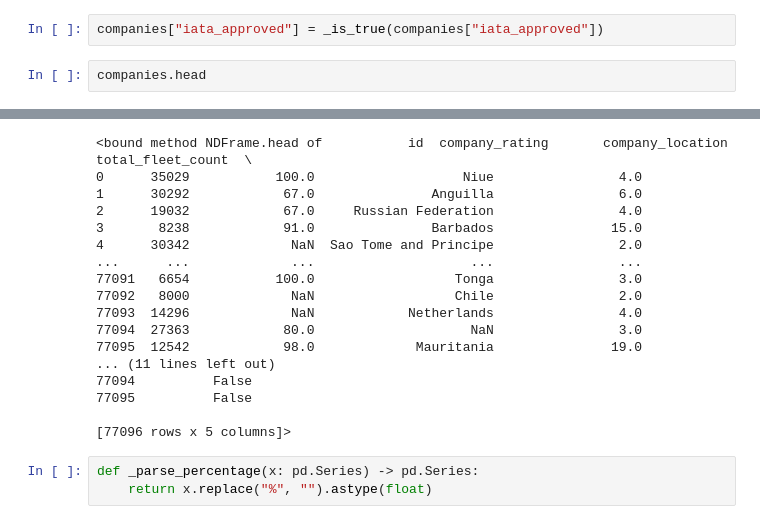
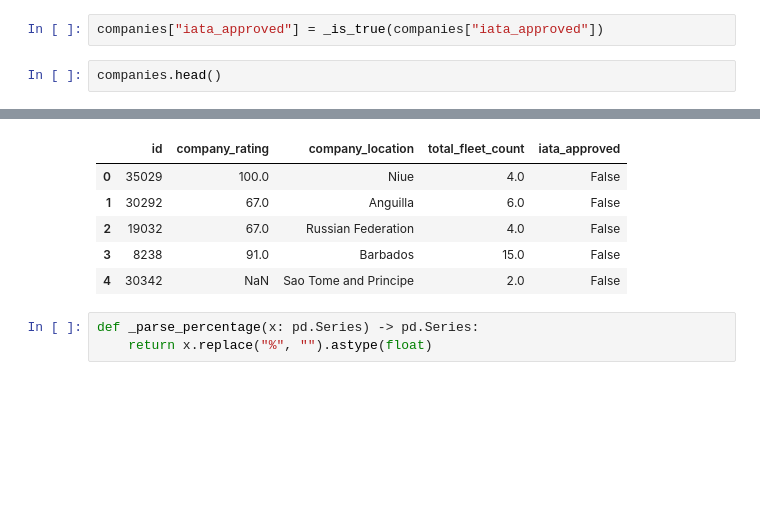
Before and after one commit to hellich/kedro-tutorial, a Jupyter notebook: spaceflights/notebooks/data-exploration.ipynb, the cells around one changed output, grey strips where cells are left out. Cells and saved outputs as stored; diff of their text form; blank space fills up the shorter version.

```diff
--- a/spaceflights/notebooks/data-exploration.ipynb
+++ b/spaceflights/notebooks/data-exploration.ipynb
@@ -100,26 +100,15 @@ def _is_true(x: pd.Series) -> pd.Series:
 # %%
 companies["iata_approved"] = _is_true(companies["iata_approved"])
 # %%
-companies.head
+companies.head()
 # %% [output]
 [interactive output not drawn]
-<bound method NDFrame.head of           id  company_rating       company_location  total_fleet_count  \
-0      35029           100.0                   Niue                4.0
-1      30292            67.0               Anguilla                6.0
-2      19032            67.0     Russian Federation                4.0
-3       8238            91.0               Barbados               15.0
-4      30342             NaN  Sao Tome and Principe                2.0
-...      ...             ...                    ...                ...
-77091   6654           100.0                  Tonga                3.0
-77092   8000             NaN                  Chile                2.0
-77093  14296             NaN            Netherlands                4.0
-77094  27363            80.0                    NaN                3.0
-77095  12542            98.0             Mauritania               19.0
-... (11 lines left out)
-77094          False
-77095          False
-
-[77096 rows x 5 columns]>
+|  | id | company_rating | company_location | total_fleet_count | iata_approved |
+| 0 | 35029 | 100.0 | Niue | 4.0 | False |
+| 1 | 30292 | 67.0 | Anguilla | 6.0 | False |
+| 2 | 19032 | 67.0 | Russian Federation | 4.0 | False |
+| 3 | 8238 | 91.0 | Barbados | 15.0 | False |
+| 4 | 30342 | NaN | Sao Tome and Principe | 2.0 | False |
 # %%
 def _parse_percentage(x: pd.Series) -> pd.Series:
     return x.replace("%", "").astype(float)
```
Also changed, not shown: 12 other files.
